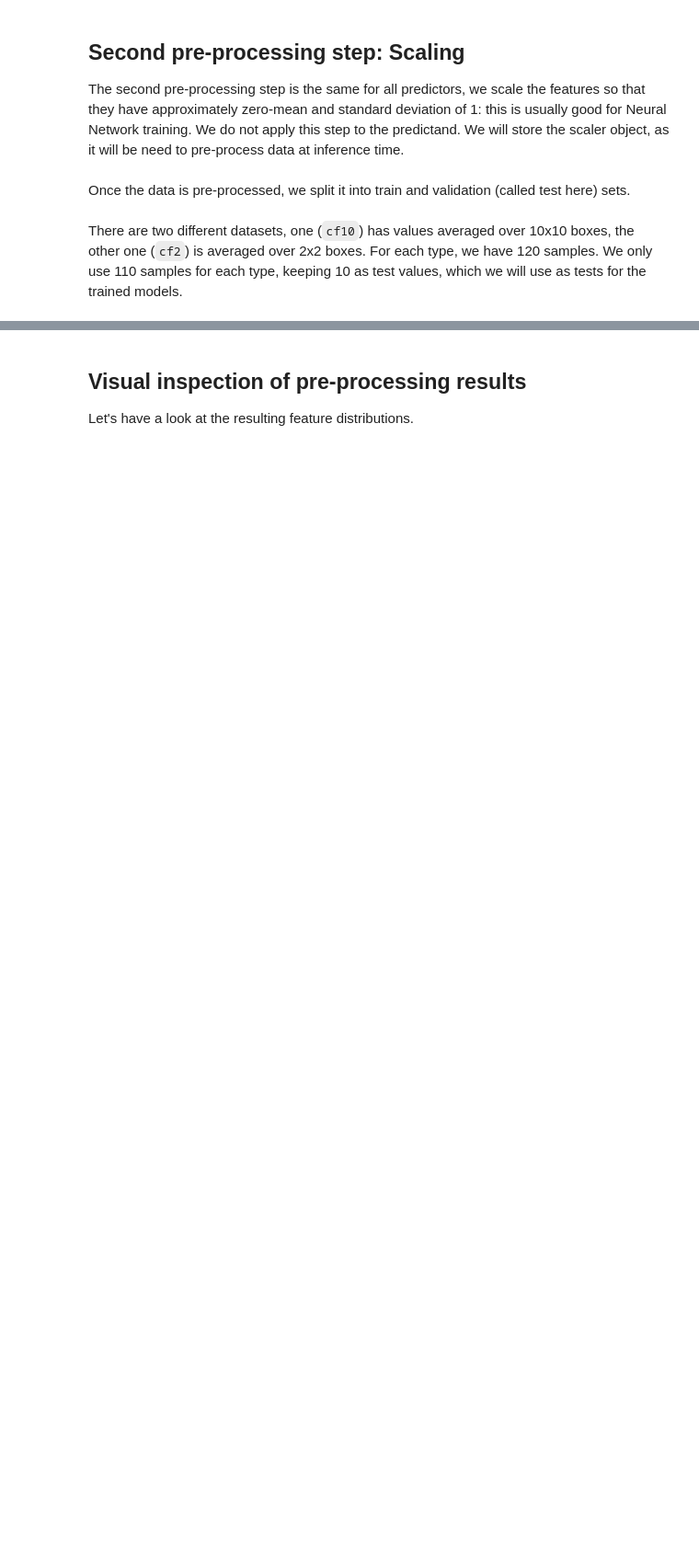
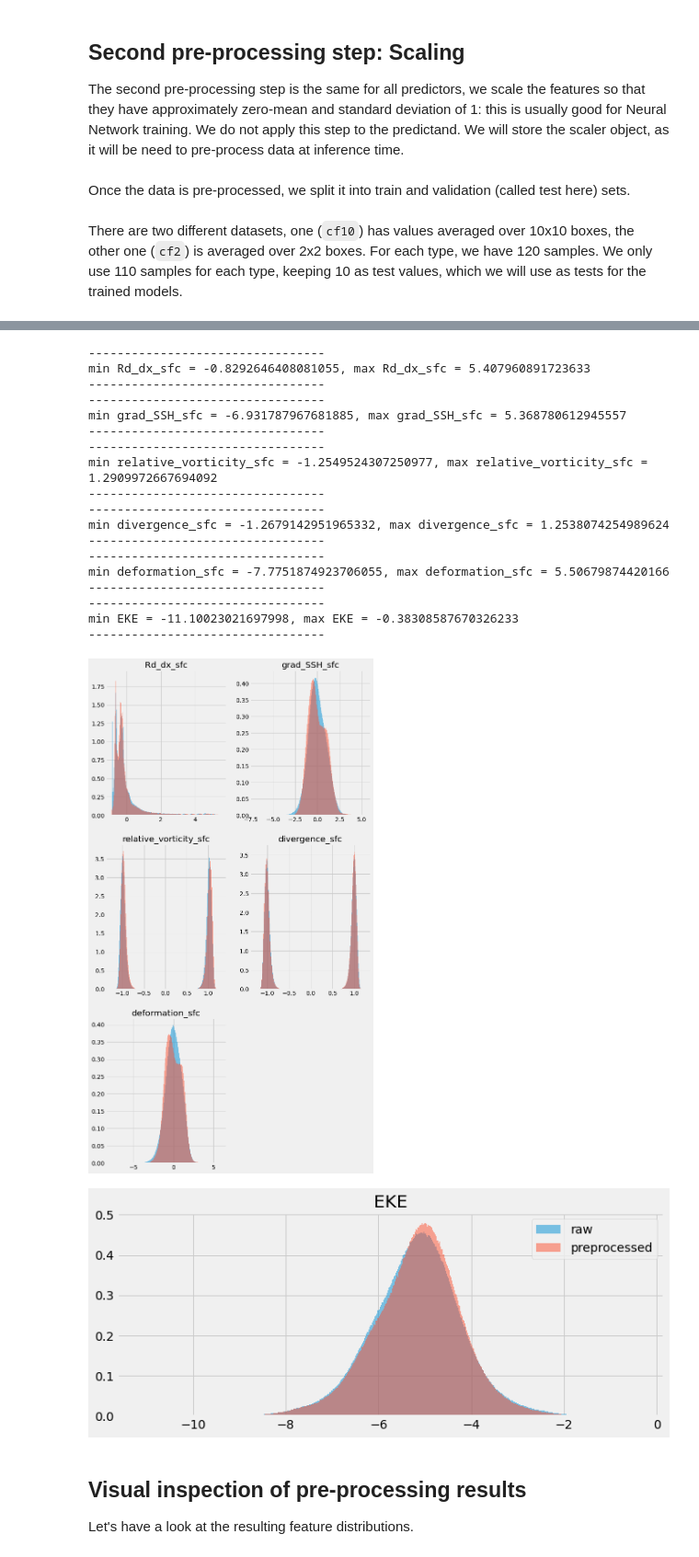
Before and after one commit to CrayLabs/NCAR_ML_EKE, a Jupyter notebook: notebooks/train_new_data.ipynb, the cells around one changed output, grey strips where cells are left out. Shown at 92% size. Cells and saved outputs as stored; diff of their text form; code cells hidden in the pictures; blank space fills up the shorter version.

```diff
--- a/notebooks/train_new_data.ipynb
+++ b/notebooks/train_new_data.ipynb
@@ -77,6 +115,14 @@ def get_samples_2D(start, end, columns, model_data):
         masks   = np.append(masks,   [mask], axis=0)
 
     return samples, targets, masks
+# %%
+def maps_to_array(X, Y):
+    X = np.reshape(X, [-1, X.shape[-1]])
+    Y = np.reshape(Y, [-1,1])
+    samples = pd.DataFrame(X, columns=columns)
+    samples["EKE"] = Y
+
+    return samples
 # %% [markdown]
 # Pre-processing
 
@@ -205,3 +293,47 @@ Dimensions of the test target vector: (11015258,)
+# %%
+plt.figure(figsize=(10,20))
+for i in range(X_train.shape[-1]):
+    sample = X_train.values[:, i]
+    print('---------------------------------')
+    print(f'min {columns[i]} = {np.min(sample)}, max {columns[i]} = {np.max(sample)}')
+    print('---------------------------------')
+    plt.subplot(len(columns)//2+len(columns)%2,2,i+1)
+    plt.hist(sample, bins=1000, density=True, alpha=0.5, label= 'raw')
+    sample_prep = X_train_prep.values[:, i]
+    plt.hist(sample_prep, bins=1000, density=True, alpha=0.5,label= 'preprocessed')
+    plt.title(columns[i])
+    plt.draw()
+
+print('---------------------------------')
+print(f'min EKE = {np.min(y_train)}, max EKE = {np.max(y_train)}')
+print('---------------------------------')
+plt.figure(figsize=(10,4))
+plt.hist(y_train, bins=1000, density=True, alpha=0.5)
+plt.hist(y_train_prep, bins=1000, density=True, alpha=0.5)
+plt.legend(['raw', 'preprocessed'])
+plt.title('EKE')
+plt.draw()
+# %% [output]
+---------------------------------
+min Rd_dx_sfc = -0.8292646408081055, max Rd_dx_sfc = 5.407960891723633
+---------------------------------
+---------------------------------
+min grad_SSH_sfc = -6.931787967681885, max grad_SSH_sfc = 5.368780612945557
+---------------------------------
+---------------------------------
+min relative_vorticity_sfc = -1.2549524307250977, max relative_vorticity_sfc = 1.2909972667694092
+---------------------------------
+---------------------------------
+min divergence_sfc = -1.2679142951965332, max divergence_sfc = 1.2538074254989624
+---------------------------------
+---------------------------------
+min deformation_sfc = -7.7751874923706055, max deformation_sfc = 5.50679874420166
+---------------------------------
+---------------------------------
+min EKE = -11.10023021697998, max EKE = -0.38308587670326233
+---------------------------------
+[figure, added]
+[figure, added]
 # %% [markdown]
 ## Visual inspection of pre-processing results
 
```
Also changed, not shown: parts of 25 cells of this notebook, 7 other files.
